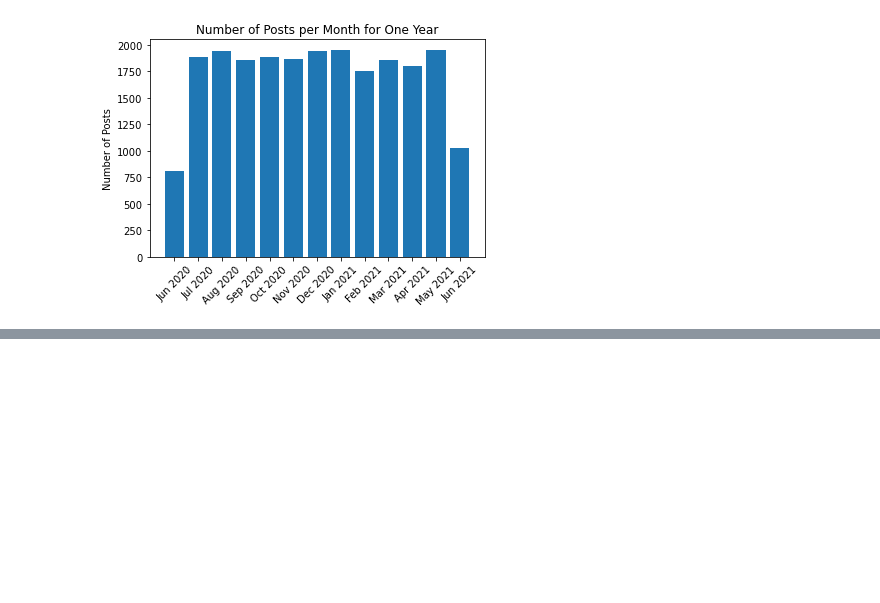
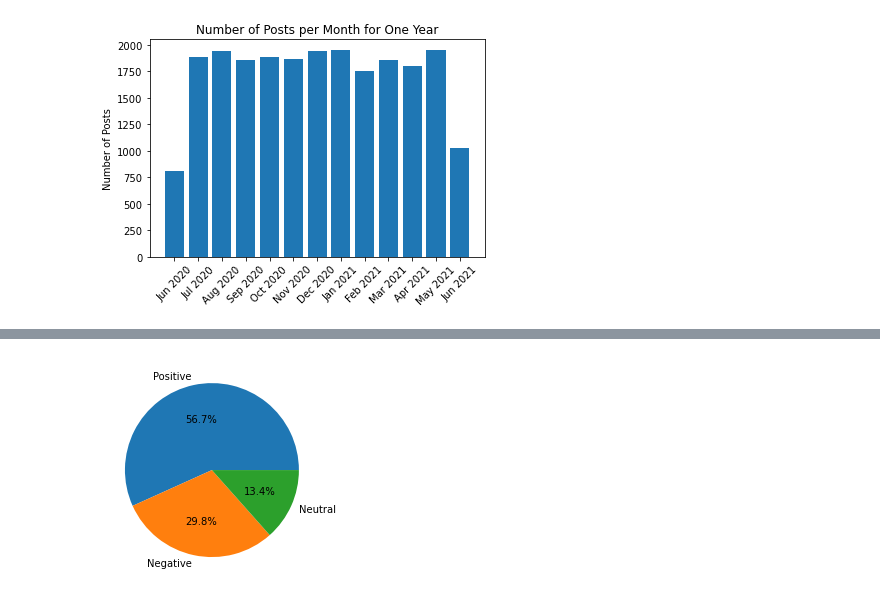
Before and after one commit to AnthonyCusi/Accenture-Virtual-Internship, a Jupyter notebook: acenture_data.ipynb, the cells around one changed output, grey strips where cells are left out. Cells and saved outputs as stored; diff of their text form; code cells hidden in the pictures; blank space fills up the shorter version.

```diff
--- a/acenture_data.ipynb
+++ b/acenture_data.ipynb
@@ -362,0 +392,5 @@ plt.show()
+# %%
+plt.pie(science_posts['Sentiment'].value_counts(), labels = labels, autopct='%0.1f%%')
+plt.show()
+# %% [output]
+[figure, added]
```
Also changed, not shown: parts of 4 cells of this notebook.
